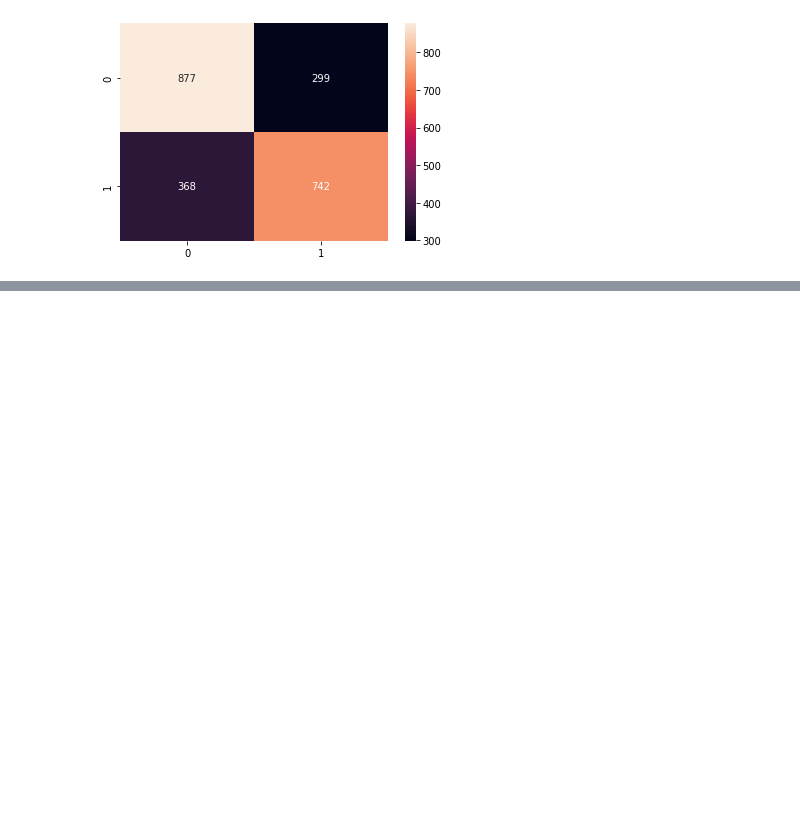
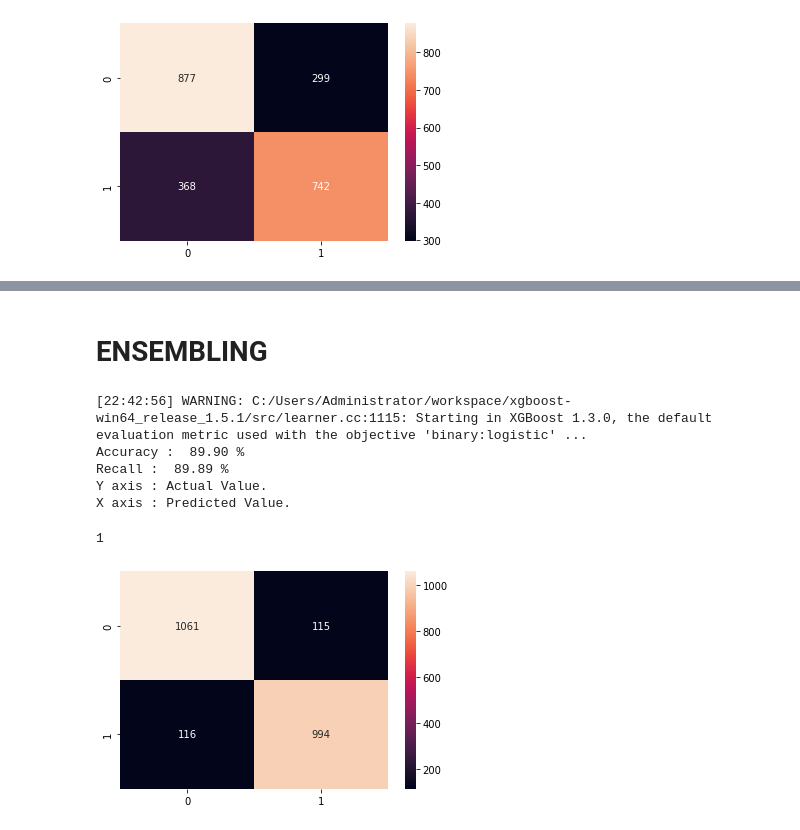
Before and after one commit to devsec-ansh/Phishing-Scam-Detection-Using-Ensemble-Machine-Learning-and-NLP, a Jupyter notebook: Phishing Detection Using ML/Phishing Detection Model Training.ipynb, the cells around one changed output, grey strips where cells are left out. Saved outputs shown, nothing was run; the diff lists cells and outputs as text; code cells hidden in the pictures; blank space fills up the shorter version.

```diff
--- a/Phishing Detection Using ML/Phishing Detection Model Training.ipynb
+++ b/Phishing Detection Using ML/Phishing Detection Model Training.ipynb
@@ -313,8 +313,8 @@ X axis : Predicted Value.
 # %%
 import xgboost as xgb
 
-xgb_clf = xgb.XGBClassifier(max_depth=9, learning_rate=0.300000012, gamma=0, base_score=0.5, reg_alpha=0.4, reg_lambda=0.5,
-                            n_estimators=195)
+xgb_clf = xgb.XGBClassifier(max_depth=14, learning_rate=0.300000012, base_score=0.5, reg_alpha=0.4, reg_lambda=0.5,
+                            n_estimators=113)
 
 xgb_clf.fit(X_train_chi, Y_train)
 generate_accuracy_and_heatmap(xgb_clf, X_test_chi, Y_test)
@@ -435,0 +468,17 @@ X axis : Predicted Value.
+# %% [markdown]
+# ENSEMBLING
+# %%
+from xgboost import XGBRFClassifier
+
+xgbrf=XGBRFClassifier(n_estimators= 50, max_depth=18, tree_method='gpu_hist')
+
+xgbrf.fit(X_train_chi, Y_train)
+generate_accuracy_and_heatmap(xgbrf, X_test_chi, Y_test)
+# %% [output]
+[22:42:56] WARNING: C:/Users/Administrator/workspace/xgboost-win64_release_1.5.1/src/learner.cc:1115: Starting in XGBoost 1.3.0, the default evaluation metric used with the objective 'binary:logistic' ...
+Accuracy :  89.90 %
+Recall :  89.89 %
+Y axis : Actual Value.
+X axis : Predicted Value.
+1
+[figure, added]
```
Also changed, not shown: parts of 7 cells of this notebook.
